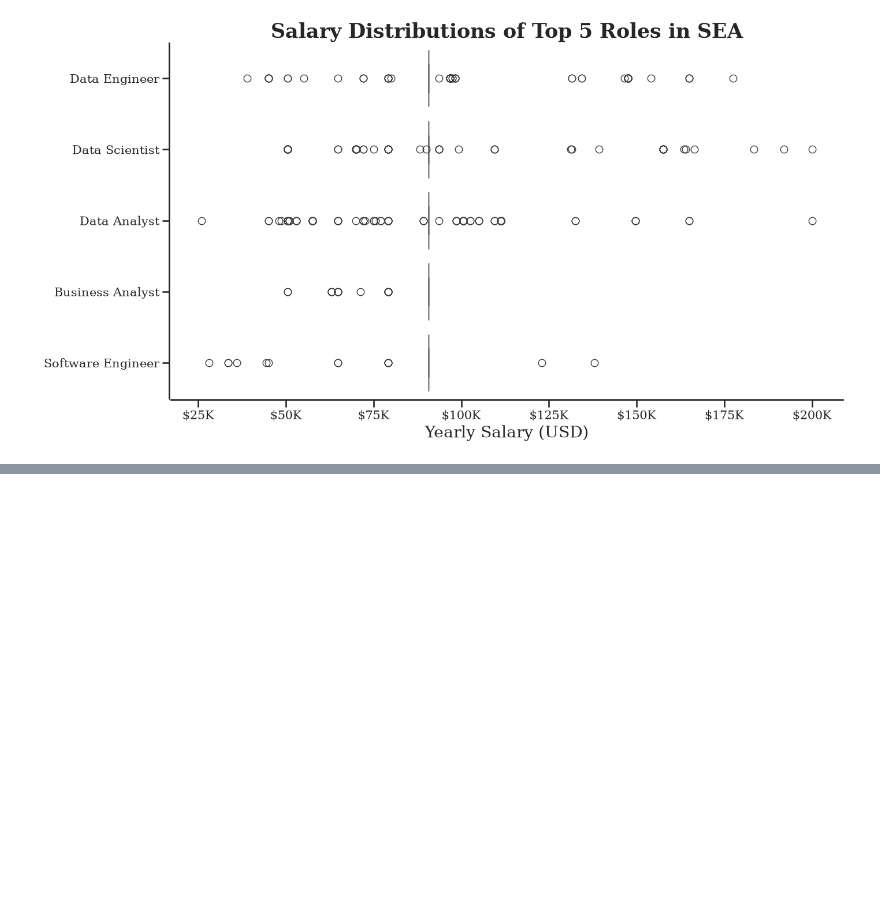
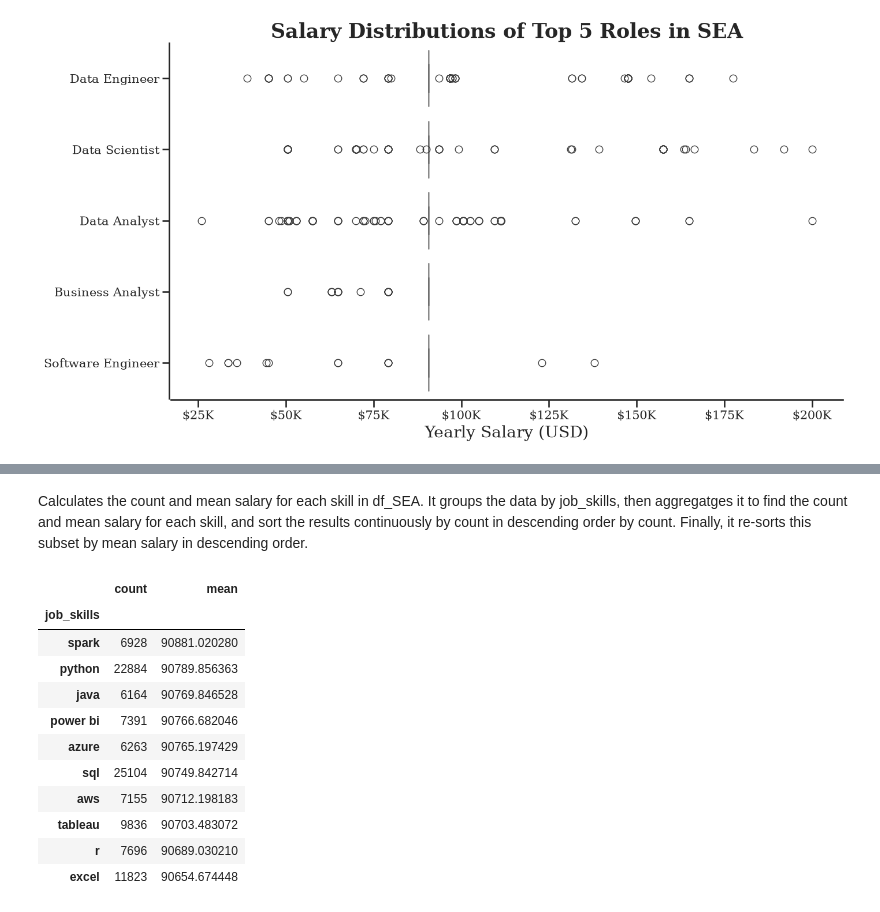
Before and after one commit to JohnnyQuant/Python_Data_Project, a Jupyter notebook: Project/4_Salary_Trend.ipynb, the cells around one changed output, grey strips where cells are left out. Cells and saved outputs as stored; diff of their text form; code cells hidden in the pictures; blank space fills up the shorter version.

```diff
--- a/Project/4_Salary_Trend.ipynb
+++ b/Project/4_Salary_Trend.ipynb
@@ -110,0 +150,21 @@ plt.show()
+# %% [markdown]
+Calculates the count and mean salary for each skill in df_SEA. It groups the data by job_skills, then aggregatges it to find the count and mean salary for each skill, and sort the results continuously by count in descending order by count. Finally, it re-sorts this subset by mean salary in descending order.
+# %%
+df_SEA_top_skills = df_SEA.groupby('job_skills')['salary_year_avg'].agg(['count', 'mean']).sort_values(by = 'count', ascending = False)
+
+df_SEA_top_skills = df_SEA_top_skills.head(10).sort_values(by='mean', ascending=False)
+
+df_SEA_top_skills
+# %% [output]
+|  | count | mean |
+| job_skills |  |  |
+| spark | 6928 | 90881.020280 |
+| python | 22884 | 90789.856363 |
+| java | 6164 | 90769.846528 |
+| power bi | 7391 | 90766.682046 |
+| azure | 6263 | 90765.197429 |
+| sql | 25104 | 90749.842714 |
+| aws | 7155 | 90712.198183 |
+| tableau | 9836 | 90703.483072 |
+| r | 7696 | 90689.030210 |
+| excel | 11823 | 90654.674448 |
```
Also changed, not shown: parts of 5 cells of this notebook.
